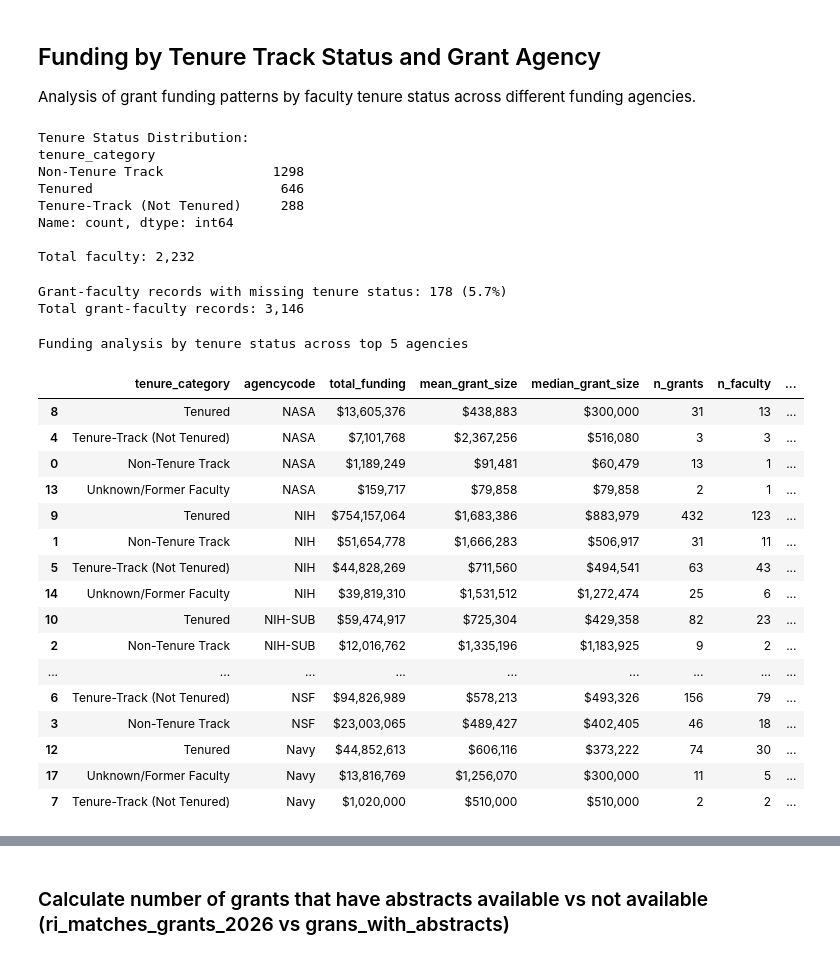
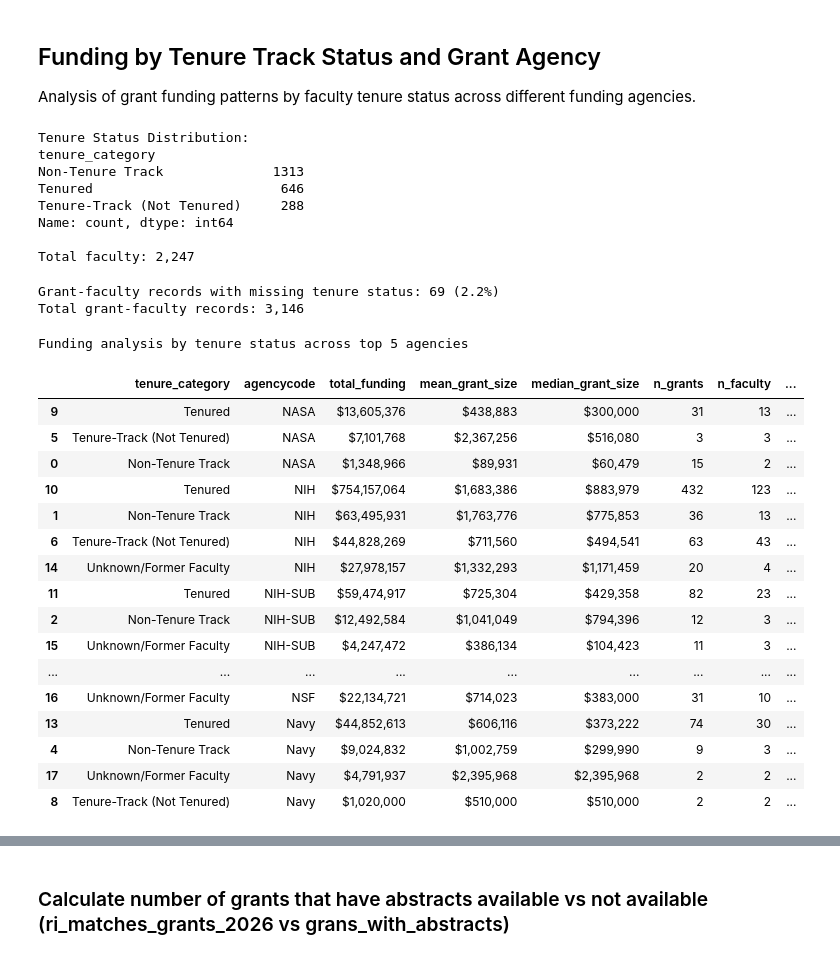
Before and after one commit to ebertini/visualizing-neu, a Jupyter notebook: notebooks/01_schema_overview.ipynb, the cells around one changed output, grey strips where cells are left out. Saved outputs shown, nothing was run; the diff lists cells and outputs as text; code cells hidden in the pictures.

```diff
--- a/notebooks/01_schema_overview.ipynb
+++ b/notebooks/01_schema_overview.ipynb
@@ -673,13 +713,13 @@ Grant size distribution across 10 colleges
 # %%
 # Grant size distribution by department (top 15)
 dept_funding = (
-    grant_college.groupby('Academic Unit', as_index=False, observed=True)
+    grant_college.groupby('academic unit', as_index=False, observed=True)
     .agg(
         total_funding=('totaldollars', 'sum'),
         mean_grant_size=('totaldollars', 'mean'),
         median_grant_size=('totaldollars', 'median'),
         n_grants=('grantid', 'nunique'),
-        n_faculty=('faculty_id', 'nunique')
+        n_faculty=('clientfacultyid', 'nunique')
     )
     .sort_values('total_funding', ascending=False)
     .head(15)
@@ -716,13 +756,13 @@ Top 15 departments by total grant funding
 # %%
 # Individual faculty grant size analysis (top 20)
 # Deduplicate grant-faculty pairs to avoid double-counting multi-PI grants
-grant_college_dedup = grant_college.drop_duplicates(subset=['grantid', 'faculty_id'])
+grant_college_dedup = grant_college.drop_duplicates(subset=['grantid', 'clientfacultyid'])
 
 faculty_funding = (
-    grant_college_dedup.groupby('faculty_id', as_index=False, observed=True)
+    grant_college_dedup.groupby('clientfacultyid', as_index=False, observed=True)
     .agg(
-        faculty_name=('faculty_name', 'first'),
-        college=('Superior_Academic_Unit', 'first'),
+        faculty_name=('personname', 'first'),
+        college=('superior_academic_unit', 'first'),
         total_funding=('totaldollars', 'sum'),
         mean_grant_size=('totaldollars', 'mean'),
         median_grant_size=('totaldollars', 'median'),
@@ -841,7 +881,7 @@ def normalize_tenure_status(status):
         return 'Non-Tenure Track'
 
 # Add normalized tenure status to faculty
-faculty['tenure_category'] = faculty['Tenure Status'].apply(normalize_tenure_status)
+faculty['tenure_category'] = faculty['tenure status'].apply(normalize_tenure_status)
 
 # Check distribution
 tenure_dist = faculty['tenure_category'].value_counts()
@@ -851,18 +891,18 @@ print(f"\nTotal faculty: {len(faculty):,}")
 # %% [output]
 Tenure Status Distribution:
 tenure_category
-Non-Tenure Track              1298
+Non-Tenure Track              1313
 Tenured                        646
 Tenure-Track (Not Tenured)     288
 Name: count, dtype: int64
 
-Total faculty: 2,232
+Total faculty: 2,247
 # %%
 # Merge grant data with faculty tenure status
 grant_tenure = (
     grant_faculty
-    .merge(faculty[['Employee ID', 'tenure_category', 'Superior_Academic_Unit']],
-           left_on='faculty_id', right_on='Employee ID', how='left')
+    .merge(faculty[['employee id', 'tenure_category', 'superior_academic_unit']],
+           left_on='clientfacultyid', right_on='employee id', how='left')
     .merge(grants[['grantid', 'totaldollars', 'agencyname', 'agencycode']],
            on='grantid', how='left')
 )
@@ -875,55 +915,55 @@ print(f"Total grant-faculty records: {len(grant_tenure):,}\n")
 # Fill missing with 'Unknown' for analysis
 grant_tenure['tenure_category'] = grant_tenure['tenure_category'].fillna('Unknown/Former Faculty')
 # %% [output]
-Grant-faculty records with missing tenure status: 178 (5.7%)
+Grant-faculty records with missing tenure status: 69 (2.2%)
 Total grant-faculty records: 3,146
 # %%
 # Funding by tenure status and agency (top agencies only)
 top_agencies = grants['agencycode'].value_counts().head(5).index.tolist()
 
 tenure_agency_funding = (
     grant_tenure[grant_tenure['agencycode'].isin(top_agencies)]
     .groupby(['tenure_category', 'agencycode'], as_index=False, observed=True)
     .agg(
         total_funding=('totaldollars', 'sum'),
         mean_grant_size=('totaldollars', 'mean'),
         median_grant_size=('totaldollars', 'median'),
         n_grants=('grantid', 'nunique'),
-        n_faculty=('faculty_id', 'nunique')
+        n_faculty=('clientfacultyid', 'nunique')
     )
     .sort_values(['agencycode', 'total_funding'], ascending=[True, False])
 )
 
 tenure_agency_funding['avg_funding_per_faculty'] = tenure_agency_funding['total_funding'] / tenure_agency_funding['n_faculty']
 tenure_agency_funding['avg_grants_per_faculty'] = tenure_agency_funding['n_grants'] / tenure_agency_funding['n_faculty']
 
 # Format for display
 tenure_agency_display = tenure_agency_funding.copy()
 for col in ['total_funding', 'mean_grant_size', 'median_grant_size', 'avg_funding_per_faculty']:
     tenure_agency_display[col] = tenure_agency_display[col].apply(lambda x: f'${x:,.0f}')
 tenure_agency_display['avg_grants_per_faculty'] = tenure_agency_display['avg_grants_per_faculty'].apply(lambda x: f'{x:.1f}')
 
 print(f"Funding analysis by tenure status across top {len(top_agencies)} agencies\n")
 tenure_agency_display
 # %% [output]
 Funding analysis by tenure status across top 5 agencies
 |  | tenure_category | agencycode | total_funding | mean_grant_size | median_grant_size | n_grants | n_faculty | ... |
-| 8 | Tenured | NASA | $13,605,376 | $438,883 | $300,000 | 31 | 13 | ... |
-| 4 | Tenure-Track (Not Tenured) | NASA | $7,101,768 | $2,367,256 | $516,080 | 3 | 3 | ... |
-| 0 | Non-Tenure Track | NASA | $1,189,249 | $91,481 | $60,479 | 13 | 1 | ... |
-| 13 | Unknown/Former Faculty | NASA | $159,717 | $79,858 | $79,858 | 2 | 1 | ... |
-| 9 | Tenured | NIH | $754,157,064 | $1,683,386 | $883,979 | 432 | 123 | ... |
-| 1 | Non-Tenure Track | NIH | $51,654,778 | $1,666,283 | $506,917 | 31 | 11 | ... |
-| 5 | Tenure-Track (Not Tenured) | NIH | $44,828,269 | $711,560 | $494,541 | 63 | 43 | ... |
-| 14 | Unknown/Former Faculty | NIH | $39,819,310 | $1,531,512 | $1,272,474 | 25 | 6 | ... |
-| 10 | Tenured | NIH-SUB | $59,474,917 | $725,304 | $429,358 | 82 | 23 | ... |
-| 2 | Non-Tenure Track | NIH-SUB | $12,016,762 | $1,335,196 | $1,183,925 | 9 | 2 | ... |
+| 9 | Tenured | NASA | $13,605,376 | $438,883 | $300,000 | 31 | 13 | ... |
+| 5 | Tenure-Track (Not Tenured) | NASA | $7,101,768 | $2,367,256 | $516,080 | 3 | 3 | ... |
+| 0 | Non-Tenure Track | NASA | $1,348,966 | $89,931 | $60,479 | 15 | 2 | ... |
+| 10 | Tenured | NIH | $754,157,064 | $1,683,386 | $883,979 | 432 | 123 | ... |
+| 1 | Non-Tenure Track | NIH | $63,495,931 | $1,763,776 | $775,853 | 36 | 13 | ... |
+| 6 | Tenure-Track (Not Tenured) | NIH | $44,828,269 | $711,560 | $494,541 | 63 | 43 | ... |
+| 14 | Unknown/Former Faculty | NIH | $27,978,157 | $1,332,293 | $1,171,459 | 20 | 4 | ... |
+| 11 | Tenured | NIH-SUB | $59,474,917 | $725,304 | $429,358 | 82 | 23 | ... |
+| 2 | Non-Tenure Track | NIH-SUB | $12,492,584 | $1,041,049 | $794,396 | 12 | 3 | ... |
+| 15 | Unknown/Former Faculty | NIH-SUB | $4,247,472 | $386,134 | $104,423 | 11 | 3 | ... |
 | ... | ... | ... | ... | ... | ... | ... | ... | ... |
-| 6 | Tenure-Track (Not Tenured) | NSF | $94,826,989 | $578,213 | $493,326 | 156 | 79 | ... |
-| 3 | Non-Tenure Track | NSF | $23,003,065 | $489,427 | $402,405 | 46 | 18 | ... |
-| 12 | Tenured | Navy | $44,852,613 | $606,116 | $373,222 | 74 | 30 | ... |
-| 17 | Unknown/Former Faculty | Navy | $13,816,769 | $1,256,070 | $300,000 | 11 | 5 | ... |
-| 7 | Tenure-Track (Not Tenured) | Navy | $1,020,000 | $510,000 | $510,000 | 2 | 2 | ... |
+| 16 | Unknown/Former Faculty | NSF | $22,134,721 | $714,023 | $383,000 | 31 | 10 | ... |
+| 13 | Tenured | Navy | $44,852,613 | $606,116 | $373,222 | 74 | 30 | ... |
+| 4 | Non-Tenure Track | Navy | $9,024,832 | $1,002,759 | $299,990 | 9 | 3 | ... |
+| 17 | Unknown/Former Faculty | Navy | $4,791,937 | $2,395,968 | $2,395,968 | 2 | 2 | ... |
+| 8 | Tenure-Track (Not Tenured) | Navy | $1,020,000 | $510,000 | $510,000 | 2 | 2 | ... |
 # %%
 # Overall tenure status funding analysis (all agencies)
 tenure_overall = (
```
Also changed, not shown: parts of 16 cells of this notebook.
